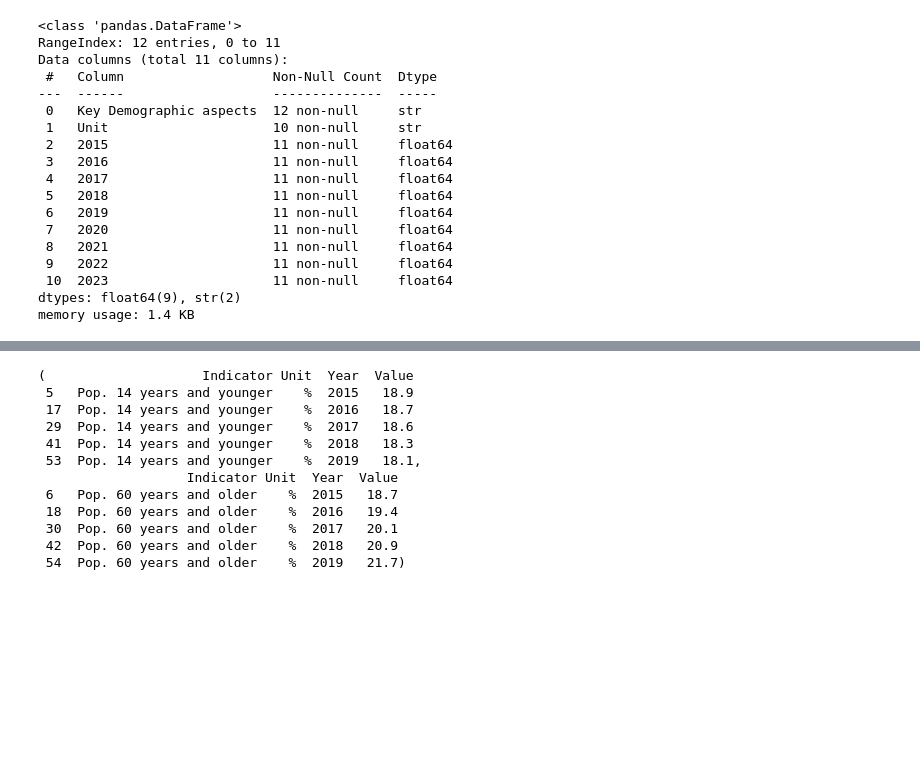
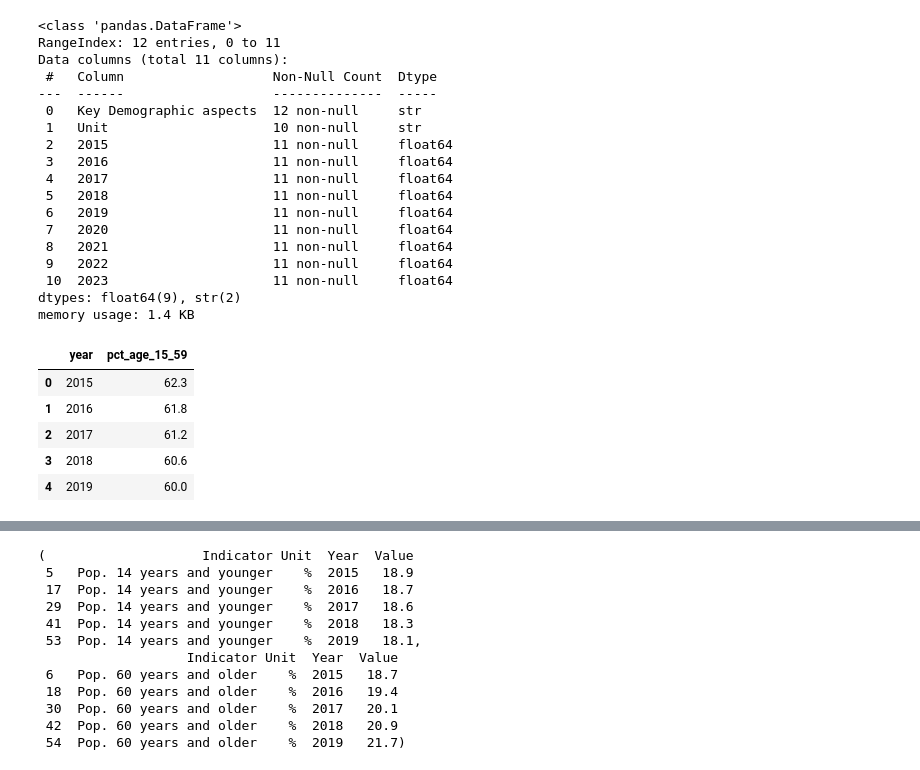
Before and after one commit to GirelliG-it/aruba_population_analyses, a Jupyter notebook: notebooks/First_Demographic_Analysis.ipynb, the cells around one changed output, grey strips where cells are left out. Saved outputs shown, nothing was run; the diff lists cells and outputs as text; code cells hidden in the pictures; blank space fills up the shorter version.

Commit message:
Created clean CSV, created new Notebook and updated Main Notebook

```diff
--- a/notebooks/First_Demographic_Analysis.ipynb
+++ b/notebooks/First_Demographic_Analysis.ipynb
@@ -50,11 +51,15 @@ PROCESSED DATA: /home/ggirelli/Documents/DataAnalysis/Projects/Capstone_1/data/p
 FIGURES: /home/ggirelli/Documents/DataAnalysis/Projects/Capstone_1/figures
 # %%
 RAW_DEMOGRAPHIC_ASPECTS_FILE = DATA_RAW / "Demographic-aspects-2023.xlsx"
+# %%
+PCT_AGE_15_59_FILE = DATA_PROCESSED / "pct_age_15_59.csv"
 # %%
 if not RAW_DEMOGRAPHIC_ASPECTS_FILE.exists():
     raise FileNotFoundError
 # %%
 df_wide = pd.read_excel(RAW_DEMOGRAPHIC_ASPECTS_FILE, header=1)
+# %%
+ratio_clean = pd.read_csv(PCT_AGE_15_59_FILE)
 # %%
 df_wide.head()
 df_wide.columns
@@ -78,6 +83,15 @@ Data columns (total 11 columns):
  10  2023                     11 non-null     float64
 dtypes: float64(9), str(2)
 memory usage: 1.4 KB
+# %%
+ratio_clean.head()
+# %% [output]
+|  | year | pct_age_15_59 |
+| 0 | 2015 | 62.3 |
+| 1 | 2016 | 61.8 |
+| 2 | 2017 | 61.2 |
+| 3 | 2018 | 60.6 |
+| 4 | 2019 | 60.0 |
 # %%
 df_wide = df_wide.rename(columns={"Key Demographic aspects":"Indicator"})
 # %%
```
Also changed, not shown: parts of 6 cells of this notebook, 4 other files.
